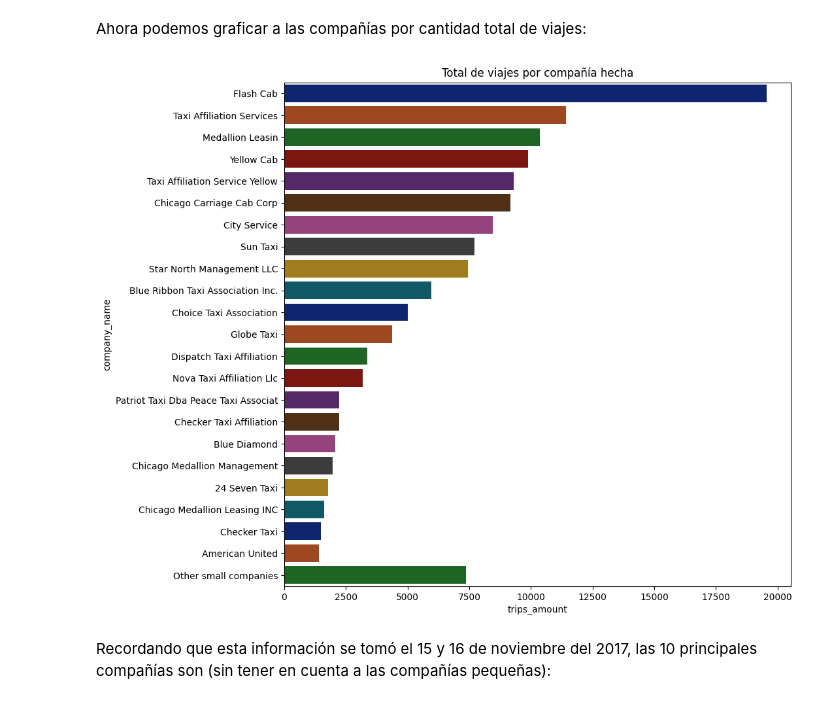
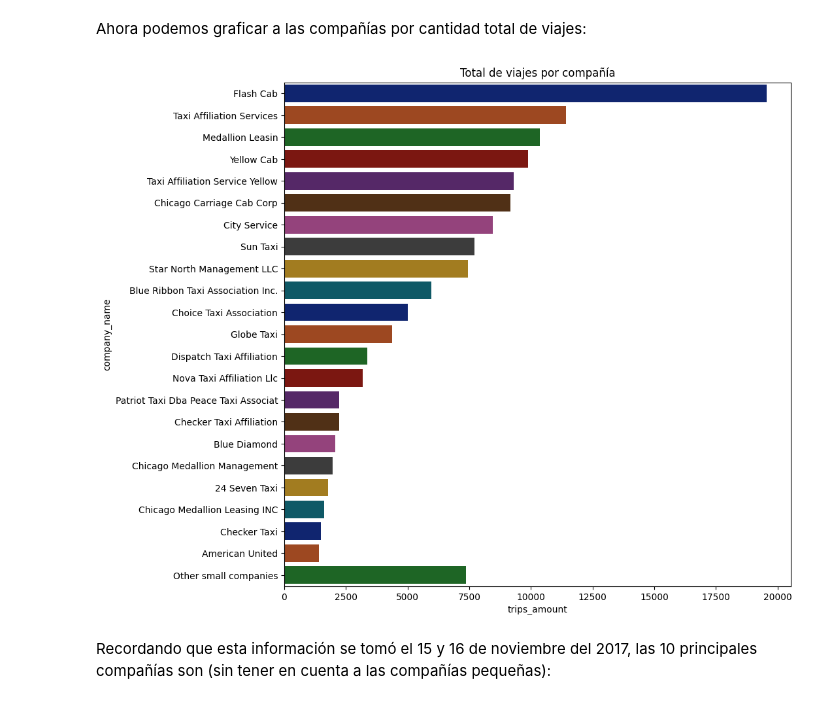
Before and after one commit to ChristianMartinezCaceres/Practicum-portfolio, a Jupyter notebook: 06_taxi_company_analysis/taxi_company_analysis_notebook.ipynb, the cells around one changed output. Drawn from its saved outputs; the diff is of its cells as text; code cells hidden in the pictures.

```diff
--- a/06_taxi_company_analysis/taxi_company_analysis_notebook.ipynb
+++ b/06_taxi_company_analysis/taxi_company_analysis_notebook.ipynb
@@ -432,17 +441,17 @@ Ahora podemos graficar a las compañías por cantidad total de viajes:
 # %%
 plt.figure(figsize=(10,10))
 sns.barplot(
     data=data_company,
     x='trips_amount',
     y='company_name',
     estimator='sum',
     errorbar=None,
     palette='dark'
 )
-plt.title("Total de viajes por compañía hecha")
+plt.title("Total de viajes por compañía")
 plt.show()
 # %% [output]
-[figure, old version]
+[figure, new version]
 # %% [markdown]
 Recordando que esta información se tomó el 15 y 16 de noviembre del 2017, las 10 principales compañías son (sin tener en cuenta a las compañías pequeñas):
 # %%
```
Also changed, not shown: parts of 30 cells of this notebook.
